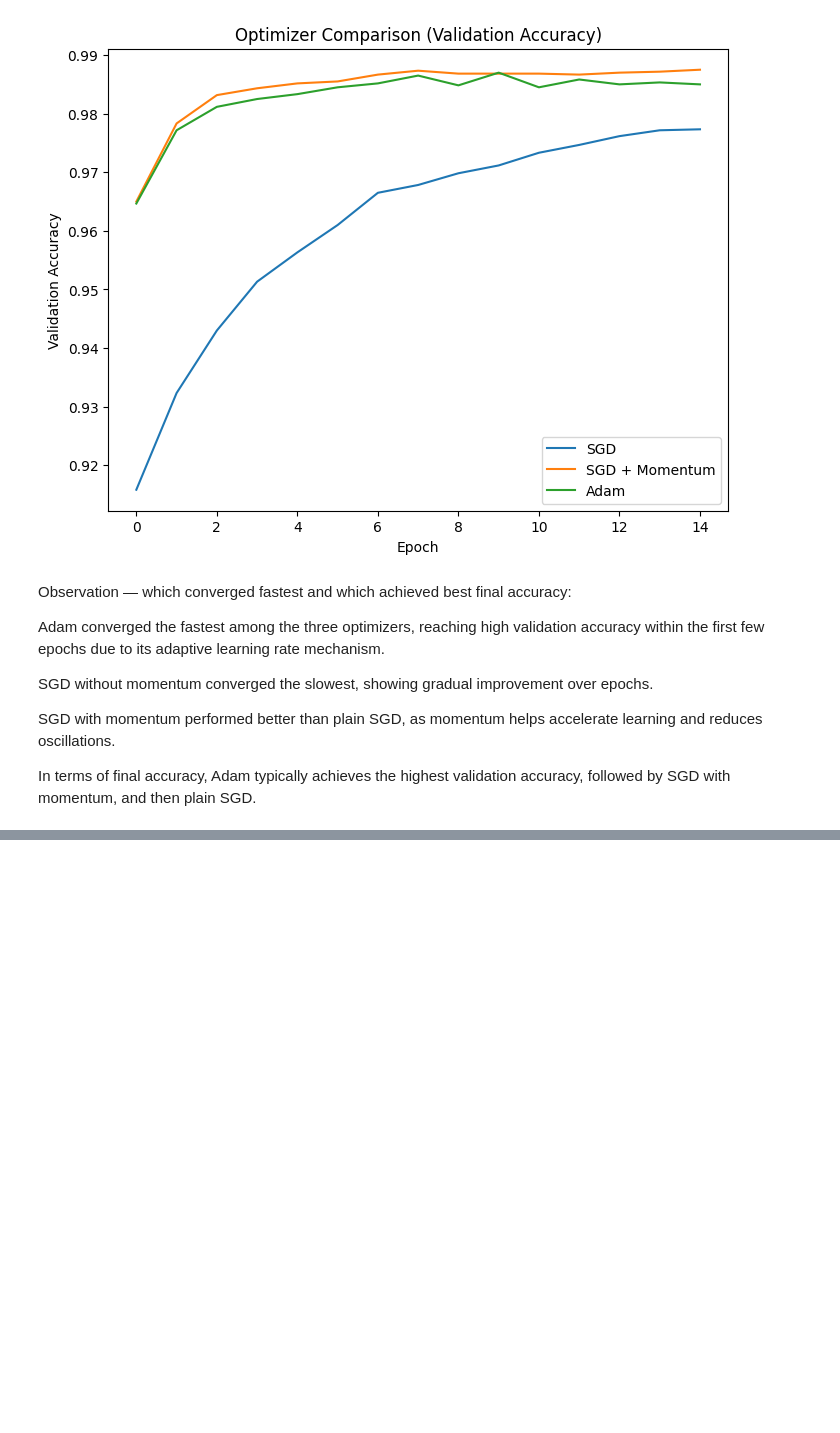
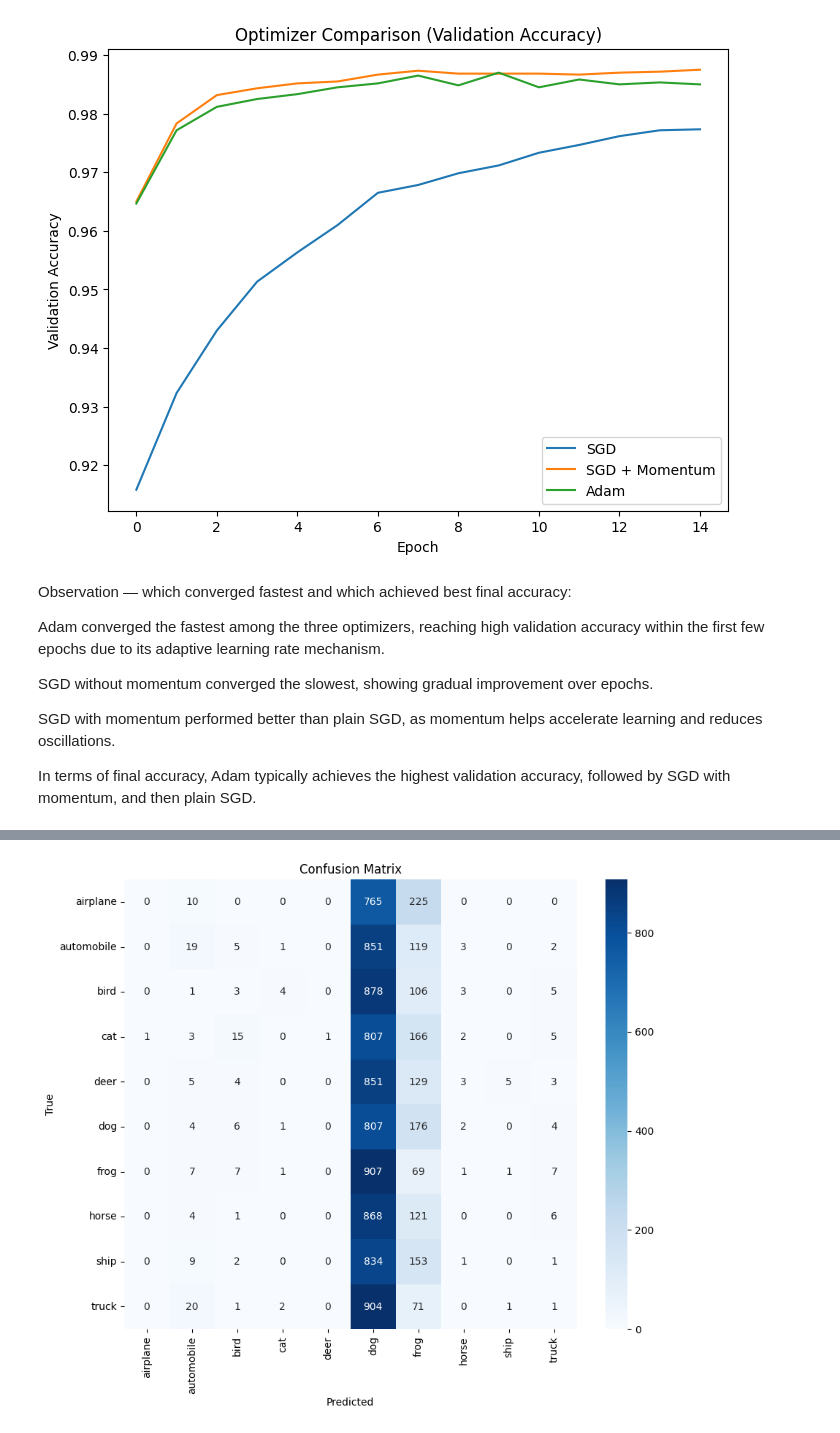
Before and after one commit to Ramnexus21/backend_1, a Jupyter notebook: CNN_lab.ipynb, the cells around one changed output, grey strips where cells are left out. Saved outputs shown, nothing was run; the diff lists cells and outputs as text; code cells hidden in the pictures; blank space fills up the shorter version.

```diff
--- a/CNN_lab.ipynb
+++ b/CNN_lab.ipynb
@@ -1053,0 +1846,87 @@ followed by SGD with momentum, and then plain SGD.
+# %%
+import tensorflow as tf
+import numpy as np
+import matplotlib.pyplot as plt
+import seaborn as sns
+from sklearn.metrics import confusion_matrix, classification_report
+
+# -------------------------------
+# Load CIFAR-10
+# -------------------------------
+(_, _), (x_test, y_test) = tf.keras.datasets.cifar10.load_data()
+x_test = x_test.astype("float32") / 255.0
+
+y_true = y_test.flatten()
+
+class_names = ["airplane","automobile","bird","cat","deer",
+               "dog","frog","horse","ship","truck"]
+
+# -------------------------------
+# Predictions
+# -------------------------------
+y_pred = np.argmax(model.predict(x_test, verbose=0), axis=1)
+
+# -------------------------------
+# (a) Confusion Matrix
+# -------------------------------
+cm = confusion_matrix(y_true, y_pred)
+
+plt.figure(figsize=(10,8))
+sns.heatmap(cm, annot=True, fmt='d',
+            xticklabels=class_names,
+            yticklabels=class_names,
+            cmap='Blues')
+
+plt.xlabel("Predicted")
+plt.ylabel("True")
+plt.title("Confusion Matrix")
+plt.savefig("confusion_matrix.png")
+plt.show()
+
+# -------------------------------
+# (b) Classification Report
+# -------------------------------
+report = classification_report(y_true, y_pred, target_names=class_names)
+print("\nClassification Report:\n")
+print(report)
+
+# -------------------------------
+# (c) Analysis
+# -------------------------------
+report_dict = classification_report(y_true, y_pred, target_names=class_names, output_dict=True)
+
+# Highest & lowest F1
+f1_scores = {cls: report_dict[cls]['f1-score'] for cls in class_names}
+best_class = max(f1_scores, key=f1_scores.get)
+worst_class = min(f1_scores, key=f1_scores.get)
+
+print(f"\nBest F1-score class: {best_class}")
+print(f"Worst F1-score class: {worst_class}")
+
+# Most confused pair
+cm_no_diag = cm.copy()
+np.fill_diagonal(cm_no_diag, 0)
+
+i, j = np.unravel_index(np.argmax(cm_no_diag), cm_no_diag.shape)
+print(f"Most confused pair: {class_names[i]} ↔ {class_names[j]}")
+
+# -------------------------------
+# (d) Show 5 misclassified examples
+# -------------------------------
+count = 0
+plt.figure(figsize=(10,6))
+
+for idx in range(len(x_test)):
+    if y_true[idx] == i and y_pred[idx] == j:
+        plt.subplot(2,3,count+1)
+        plt.imshow(x_test[idx])
+        plt.title(f"T:{class_names[y_true[idx]]}\nP:{class_names[y_pred[idx]]}")
+        plt.axis('off')
+        count += 1
+        if count == 5:
+            break
+
+plt.tight_layout()
+plt.show()
+# %% [output]
+[figure, added]
```
Also changed, not shown: parts of 29 cells of this notebook.
